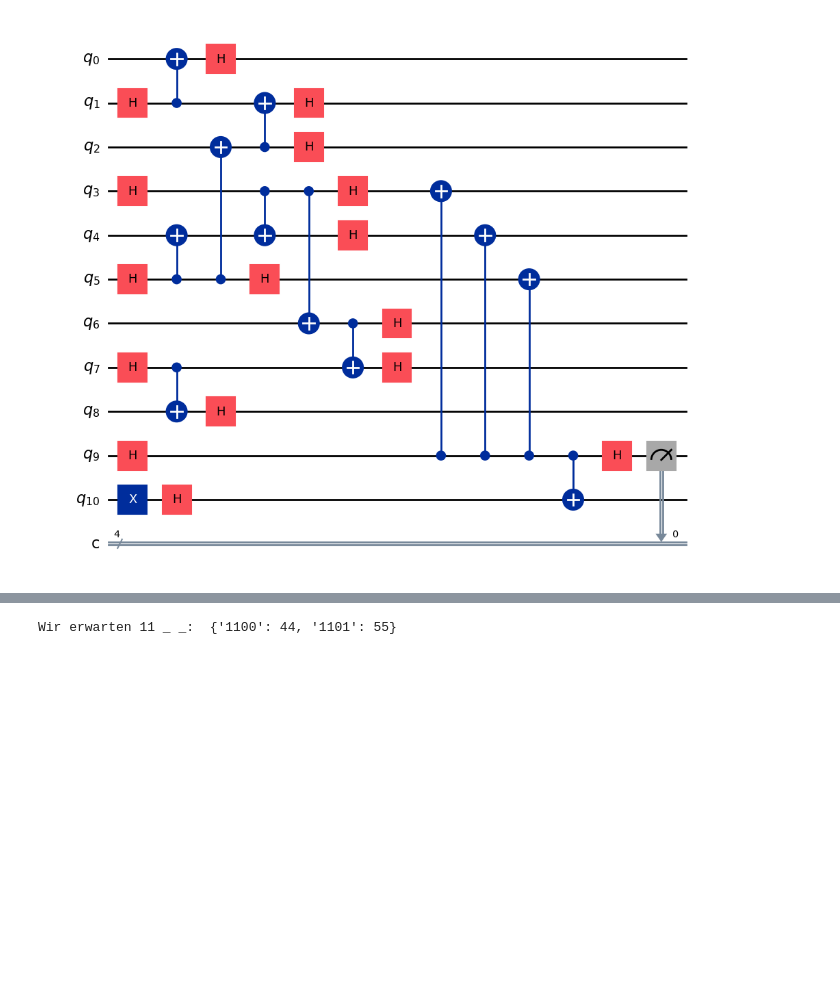
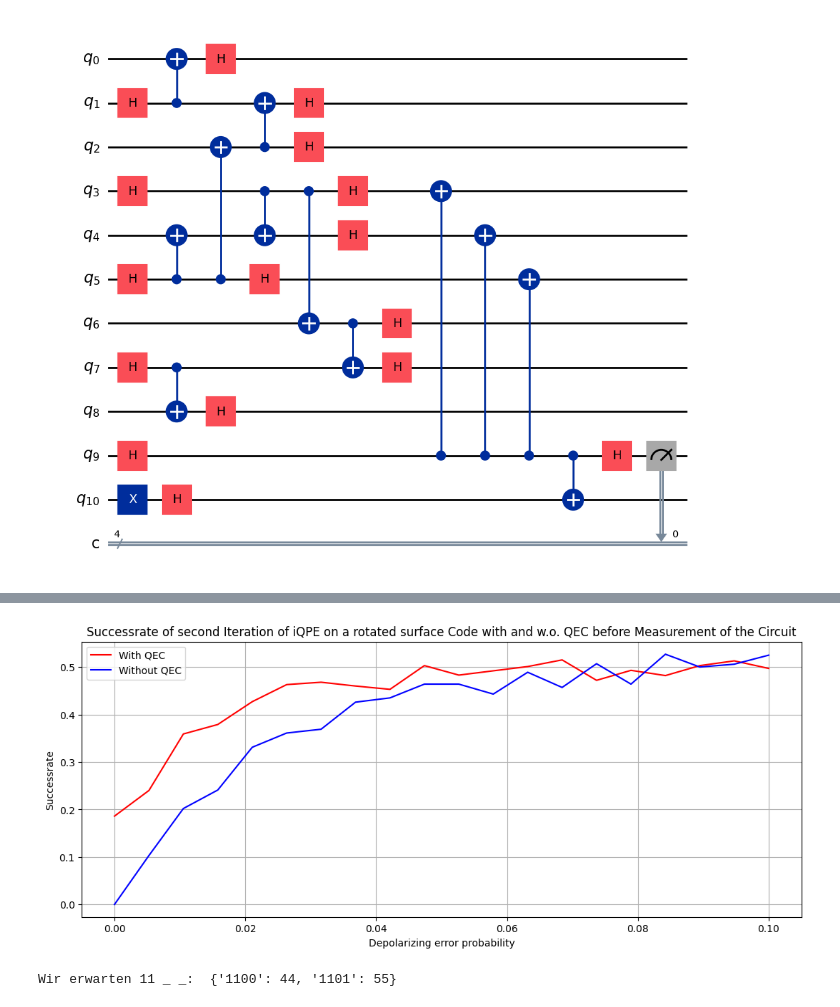
Before and after one commit to RicemanBoy/qc_researchproject, a Jupyter notebook: Rotated Surface Code/Eigener Surface Code.ipynb, the cells around one changed output, grey strips where cells are left out. Cells and saved outputs as stored; diff of their text form; code cells hidden in the pictures; blank space fills up the shorter version.

```diff
--- a/Rotated Surface Code/Eigener Surface Code.ipynb
+++ b/Rotated Surface Code/Eigener Surface Code.ipynb
@@ -895,3 +927,89 @@ Wir erwarten 0 _ _ _:  {'0001': 55, '0000': 44}
+# %%
+x = np.linspace(0,0.1,20)
+y = []
+y_no_QEC = []
+for i in x:
+    depolarizing_prob = i
+    dep_error = depolarizing_error(depolarizing_prob, 1)
+    dep_error_2q = depolarizing_error(depolarizing_prob, 2)
+    noise_model = NoiseModel()
+    noise_model.add_all_qubit_quantum_error(dep_error, ['x', "z",'h',"s","t","tdg","sdg"])  # Apply to single-qubit gates
+    noise_model.add_all_qubit_quantum_error(dep_error_2q, ["cx"])  # Apply to 2-qubit gates
+
+    qc = rot_surf_code(2)
+    ancilla = qc.num_qubits - 2
+    qc = X_L(qc, n = 1)
+    qc = Hadamard(qc, 0)
+    qc = control_S_L(qc,"00",control = 0, target = 1)
+    qc = adjoint_S_L(qc, hadamard=True, pos = 0)
+    qc = Hadamard(qc, 0)
+    qc = QEC(qc, False, pos = 0, iterations=1)
+    qc.reset(ancilla)
+    qc = Z_parity(qc, pos = 0)
+
+    qc.measure(ancilla,3)
+
+    shots = 1000
+
+    sim = AerSimulator()
+    job = sim.run(qc, noise_model=noise_model, shots=shots)
+    result = job.result()
+    counts = result.get_counts()
+
+    x_old = list(counts.keys())
+    x_old = [j[0] for j in x_old]
+    y_old = list(counts.values())
+
+    success  =  0
+    for j in range(len(x_old)):
+        if x_old[j] == "0":
+            success += y_old[j]
+    Erfolgsrate = success/shots
+    y.append(Erfolgsrate)
+    ######################################## Nochmal aber ohne QEC
+    qc = rot_surf_code(2)
+    ancilla = qc.num_qubits - 2
+    qc = X_L(qc, n = 1)
+    qc = Hadamard(qc, 0)
+    qc = control_S_L(qc,"00",control = 0, target = 1)
+    qc = adjoint_S_L(qc, hadamard=True, pos = 0)
+    qc = Hadamard(qc, 0)
+    qc.reset(ancilla)
+    qc = Z_parity(qc, pos = 0)
+
+    qc.measure(ancilla,3)
+
+    shots = 1000
+
+    sim = AerSimulator()
+    job = sim.run(qc, noise_model = noise_model, shots=shots)
+    result = job.result()
+    counts = result.get_counts()
+
+    x_old = list(counts.keys())
+    x_old = [j[0] for j in x_old]
+    y_old = list(counts.values())
+
+    success  =  0
+    for j in range(len(x_old)):
+        if x_old[j] == "0":
+            success += y_old[j]
+
+    Erfolgsrate = success/shots
+    y_no_QEC.append(Erfolgsrate)
+
+fig, ax = plt.subplots(figsize=(13,5))
+
+ax.plot(x,y,label = "With QEC", color="red")
+ax.plot(x,y_no_QEC, label = "Without QEC", color="blue")
+plt.title("Successrate of second Iteration of iQPE on a rotated surface Code with and w.o. QEC before Measurement of the Circuit")
+plt.xlabel("Depolarizing error probability")
+plt.ylabel("Successrate")
+plt.grid()
+plt.legend()
+plt.show()
+# %% [output]
+[figure, added]
 # %%
 #Implementation von iQPE für 2 Iterationen mit Theta=270°
 
```
Also changed, not shown: parts of 14 cells of this notebook.
